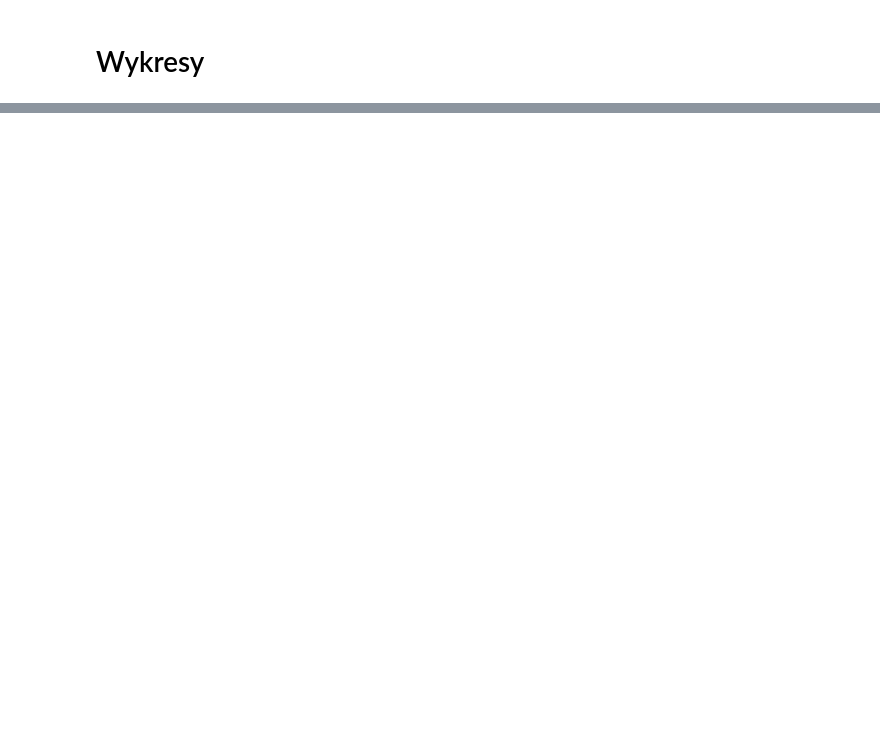
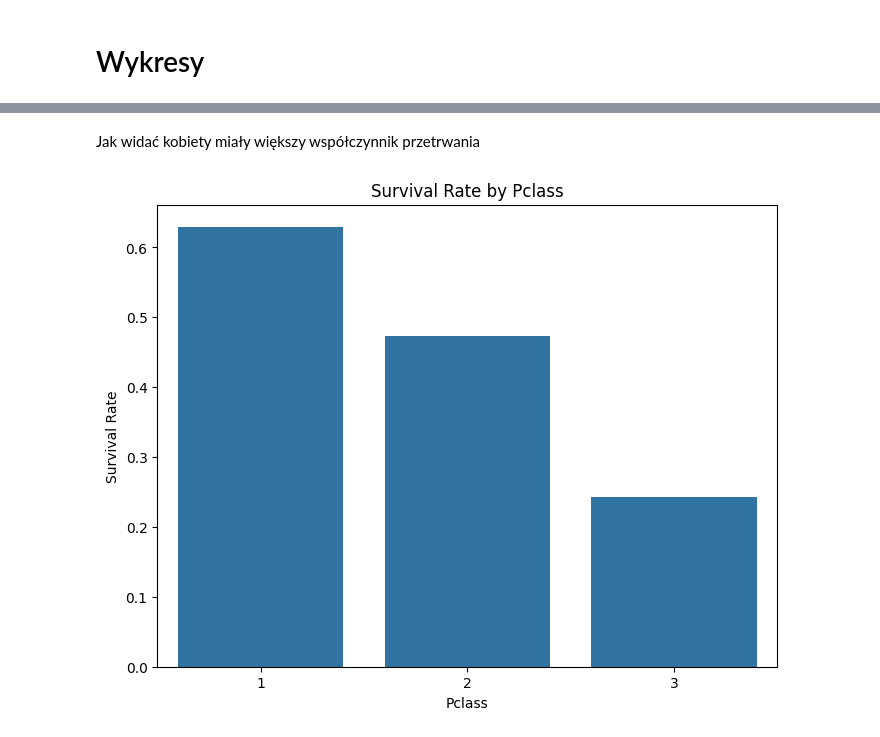
Before and after one commit to Solvro/ml-wakacyjne-wyzwanie-2025, a Jupyter notebook: 1_przetwarzanie_wizualizacja/EDA_zadanie.ipynb, the cells around one changed output, grey strips where cells are left out. Cells and saved outputs as stored; diff of their text form; code cells hidden in the pictures; blank space fills up the shorter version.

```diff
--- a/1_przetwarzanie_wizualizacja/EDA_zadanie.ipynb
+++ b/1_przetwarzanie_wizualizacja/EDA_zadanie.ipynb
@@ -403,0 +500,6 @@ Jak wrócę z mlekiem to skończę
+# %% [markdown]
+Jak widać kobiety miały większy współczynnik przetrwania
+# %%
+plot_categorical_column(titanic_copy, 'Pclass')
+# %% [output]
+[figure, added]
```
Also changed, not shown: parts of 31 cells of this notebook.
